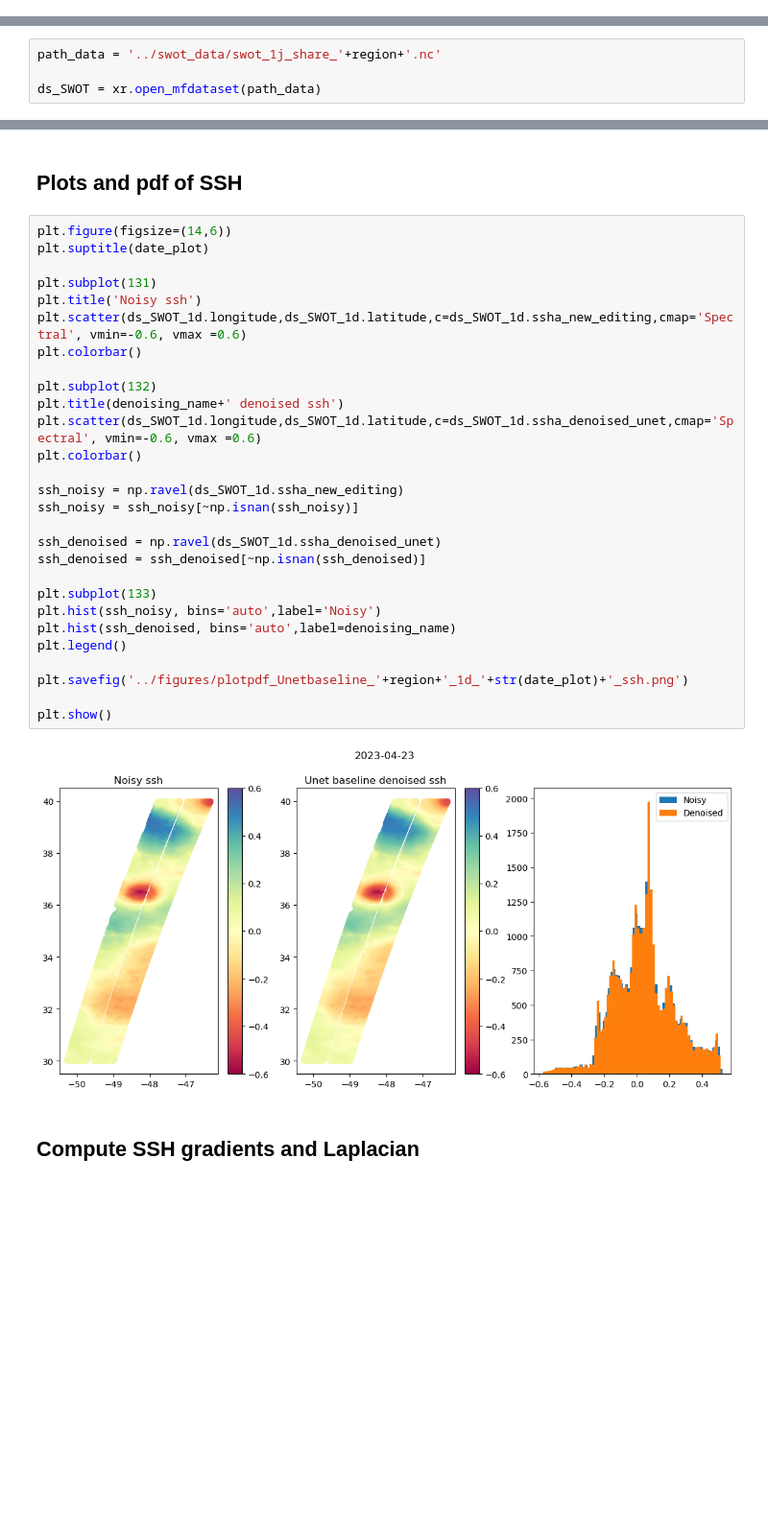
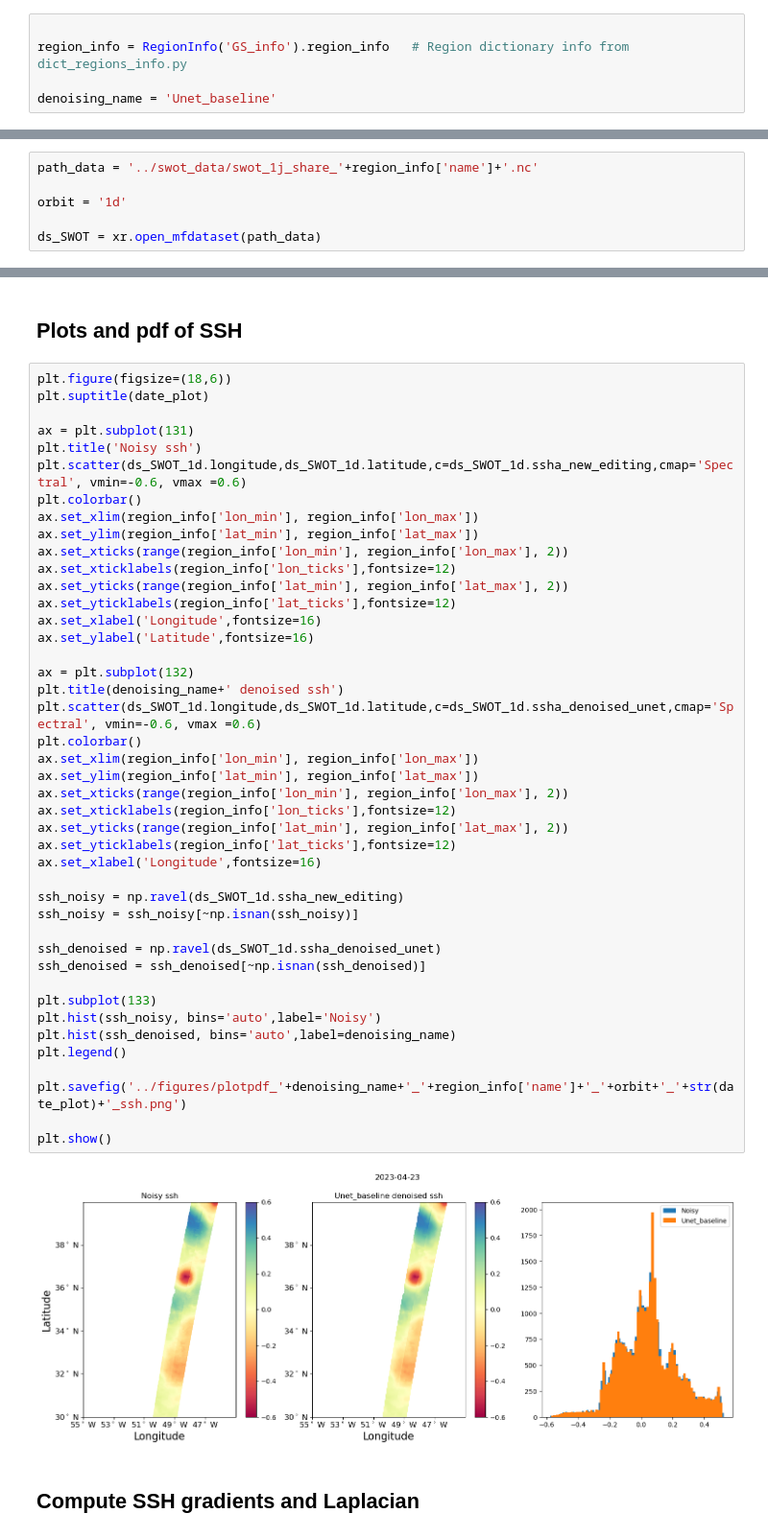
Before and after one commit to ocean-data-challenges/2024b_DC_SWOTdenoising, a Jupyter notebook: notebooks_demos/demo_pdfvars_swot.ipynb, the cells around one changed output, grey strips where cells are left out. Shown at 96% size. Cells and saved outputs as stored; diff of their text form; blank space fills up the shorter version.

Commit message:
compute pdf and save fig (demo_pdfvars_swot.ipynb)

```diff
--- a/notebooks_demos/demo_pdfvars_swot.ipynb
+++ b/notebooks_demos/demo_pdfvars_swot.ipynb
@@ -28,3 +24,8 @@ denoising_name = 'Unet Baseline'
+# %%
+
+region_info = RegionInfo('GS_info').region_info   # Region dictionary info from dict_regions_info.py
+
+denoising_name = 'Unet_baseline'
 # %% [markdown]
 <div class="alert alert-info" role="alert">
 
@@ -34,7 +35,9 @@ denoising_name = 'Unet Baseline'
 
 From: "../swot_data/swot_1j_share_'region'.nc"
 # %%
-path_data = '../swot_data/swot_1j_share_'+region+'.nc'
+path_data = '../swot_data/swot_1j_share_'+region_info['name']+'.nc'
+
+orbit = '1d'
 
 ds_SWOT = xr.open_mfdataset(path_data)
 # %% [markdown]
@@ -51,35 +54,50 @@ ds_SWOT_1d = ds_SWOT_1d.where(ds_SWOT_1d.time<date_plot+np.timedelta64(1,'D'),dr
 # %% [markdown]
 ## Plots and pdf of SSH
 # %%
-plt.figure(figsize=(14,6))
+plt.figure(figsize=(18,6))
 plt.suptitle(date_plot)
 
-plt.subplot(131)
+ax = plt.subplot(131)
 plt.title('Noisy ssh')
 plt.scatter(ds_SWOT_1d.longitude,ds_SWOT_1d.latitude,c=ds_SWOT_1d.ssha_new_editing,cmap='Spectral', vmin=-0.6, vmax =0.6)
 plt.colorbar()
+ax.set_xlim(region_info['lon_min'], region_info['lon_max'])
+ax.set_ylim(region_info['lat_min'], region_info['lat_max'])
+ax.set_xticks(range(region_info['lon_min'], region_info['lon_max'], 2))
+ax.set_xticklabels(region_info['lon_ticks'],fontsize=12)
+ax.set_yticks(range(region_info['lat_min'], region_info['lat_max'], 2))
+ax.set_yticklabels(region_info['lat_ticks'],fontsize=12)
+ax.set_xlabel('Longitude',fontsize=16)
+ax.set_ylabel('Latitude',fontsize=16)
 
-plt.subplot(132)
+ax = plt.subplot(132)
 plt.title(denoising_name+' denoised ssh')
 plt.scatter(ds_SWOT_1d.longitude,ds_SWOT_1d.latitude,c=ds_SWOT_1d.ssha_denoised_unet,cmap='Spectral', vmin=-0.6, vmax =0.6)
 plt.colorbar()
+ax.set_xlim(region_info['lon_min'], region_info['lon_max'])
+ax.set_ylim(region_info['lat_min'], region_info['lat_max'])
+ax.set_xticks(range(region_info['lon_min'], region_info['lon_max'], 2))
+ax.set_xticklabels(region_info['lon_ticks'],fontsize=12)
+ax.set_yticks(range(region_info['lat_min'], region_info['lat_max'], 2))
+ax.set_yticklabels(region_info['lat_ticks'],fontsize=12)
+ax.set_xlabel('Longitude',fontsize=16)
 
 ssh_noisy = np.ravel(ds_SWOT_1d.ssha_new_editing)
 ssh_noisy = ssh_noisy[~np.isnan(ssh_noisy)]
 
 ssh_denoised = np.ravel(ds_SWOT_1d.ssha_denoised_unet)
 ssh_denoised = ssh_denoised[~np.isnan(ssh_denoised)]
 
 plt.subplot(133)
 plt.hist(ssh_noisy, bins='auto',label='Noisy')
 plt.hist(ssh_denoised, bins='auto',label=denoising_name)
 plt.legend()
 
-plt.savefig('../figures/plotpdf_Unetbaseline_'+region+'_1d_'+str(date_plot)+'_ssh.png')
+plt.savefig('../figures/plotpdf_'+denoising_name+'_'+region_info['name']+'_'+orbit+'_'+str(date_plot)+'_ssh.png')
 
 plt.show()
 # %% [output]
-[figure, old version]
+[figure, new version]
 # %% [markdown]
 ## Compute SSH gradients and Laplacian
 # %%
```
Also changed, not shown: parts of 16 cells of this notebook, 36 other files.
